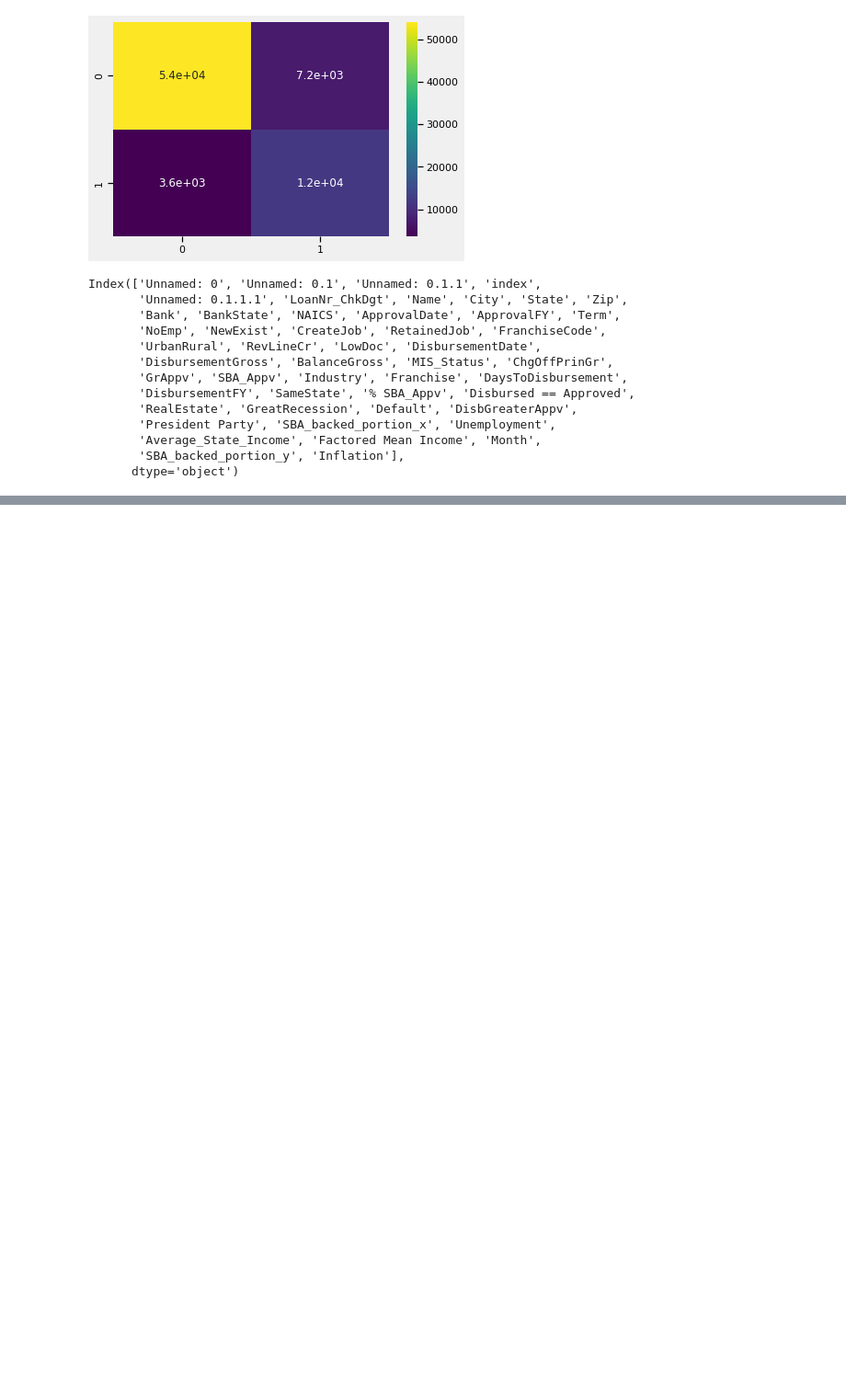
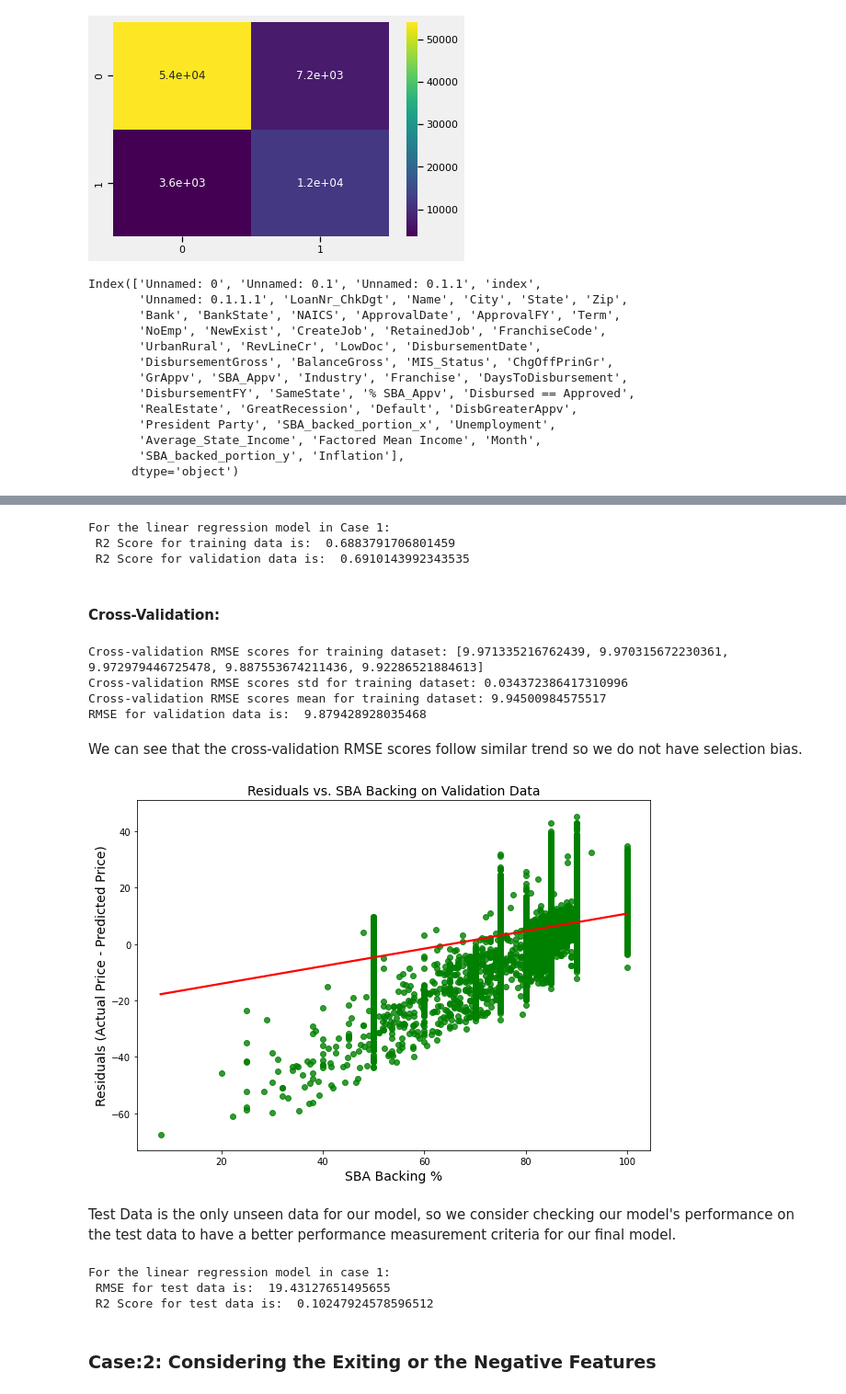
Before and after one commit to CIV2T1PEY/CIV1498-Group-Project, a Jupyter notebook: Final.ipynb, the cells around one changed output, grey strips where cells are left out. Shown at 92% size. Saved outputs shown, nothing was run; the diff lists cells and outputs as text; code cells hidden in the pictures; blank space fills up the shorter version.

```diff
--- a/Final.ipynb
+++ b/Final.ipynb
@@ -2383,0 +2556,11 @@ client_prediction.drop(columns = ['Unnamed: 0', 'Unnamed: 0.1', 'Unnamed: 0.1.1'
+# %%
+# Fitting StandardScaler to X_train then transforming X_train, X_val and X_test based on the scalers of X_train
+scaler = StandardScaler().fit(X_train)
+X_train = scaler.transform(X_train)
+X_val = scaler.transform(X_val)
+X_test = scaler.transform(X_test)
+# %%
+# Converting train, val and test back to pandas DataFrames
+X_train = pd.DataFrame(data = X_train, columns = X_train_val.columns)
+X_val = pd.DataFrame(data = X_val, columns = X_train_val.columns)
+X_test = pd.DataFrame(data = X_test, columns = X_train_val.columns)
@@ -2383,0 +2581,19 @@ client_prediction.drop(columns = ['Unnamed: 0', 'Unnamed: 0.1', 'Unnamed: 0.1.1'
+# %%
+X_train_1 = X_train.drop(['ESTABS_EXIT', 'JOB_DESTRUCTION', 'REALLOCATION_RATE', 'FIRMDEATH_ESTABS', 'FIRMDEATH_EMP'], axis=1)
+X_val_1 = X_val.drop(['ESTABS_EXIT', 'JOB_DESTRUCTION', 'REALLOCATION_RATE', 'FIRMDEATH_ESTABS', 'FIRMDEATH_EMP'], axis=1)
+X_test_1 = X_test.drop(['ESTABS_EXIT', 'JOB_DESTRUCTION', 'REALLOCATION_RATE', 'FIRMDEATH_ESTABS', 'FIRMDEATH_EMP'], axis=1)
+# %%
+# Linear Regression - Performing Linear Regression
+model_1 = LinearRegression(fit_intercept=True).fit(X_train_1, y_train)
+y_train_predicted_1 = model_1.predict(X_train_1)
+y_val_predicted_1 = model_1.predict(X_val_1)
+
+r2_train_1 = r2_score(y_train, y_train_predicted_1)
+r2_val_1 = r2_score(y_val, y_val_predicted_1)
+print("For the linear regression model in Case 1:\n","R2 Score for training data is: ",r2_train_1,"\n","R2 Score for validation data is: ",r2_val_1)
+# %% [output]
+For the linear regression model in Case 1:
+ R2 Score for training data is:  0.6883791706801459
+ R2 Score for validation data is:  0.6910143992343535
+# %% [markdown]
+#### Cross-Validation:
@@ -2383,0 +2619,39 @@ client_prediction.drop(columns = ['Unnamed: 0', 'Unnamed: 0.1', 'Unnamed: 0.1.1'
+# %%
+cv_scores = cross_validate_rmse(model=LinearRegression(fit_intercept=True), X=X_train_1, y=y_train)
+rmse_val_1 = rmse(y_val, y_val_predicted_1)
+print('Cross-validation RMSE scores for training dataset: {}'.format(cv_scores))
+print('Cross-validation RMSE scores std for training dataset: {}'.format(np.std(cv_scores)))
+print('Cross-validation RMSE scores mean for training dataset: {}'.format(np.mean(cv_scores)))
+print("RMSE for validation data is: ", rmse_val_1)
+# %% [output]
+Cross-validation RMSE scores for training dataset: [9.971335216762439, 9.970315672230361, 9.972979446725478, 9.887553674211436, 9.92286521884613]
+Cross-validation RMSE scores std for training dataset: 0.034372386417310996
+Cross-validation RMSE scores mean for training dataset: 9.94500984575517
+RMSE for validation data is:  9.879428928035468
+# %% [markdown]
+We can see that the cross-validation RMSE scores follow similar trend so we do not have selection bias.
+# %%
+# Plotting residual Curves for the Regression model
+residuals_1 = y_val - y_val_predicted_1
+ax = sns.regplot(y_val, residuals_1, scatter_kws={"color": "green"}, line_kws={"color": "red"})
+ax.figure.set_size_inches(10, 7)
+ax.set_xlabel('SBA Backing %', fontsize=14)
+ax.set_ylabel('Residuals (Actual Price - Predicted Price)', fontsize=14)
+ax.set_title("Residuals vs. SBA Backing on Validation Data", fontsize=14);
+# %% [output]
+[figure, added]
+# %% [markdown]
+Test Data is the only unseen data for our model, so we consider checking our model's performance on the test data to have a better performance measurement criteria for our final model.
+# %%
+### Test data
+y_test_predicted = model_1.predict(X_test_1)
+# Linear Regression - RMSE for test data
+rmse_test = rmse(y_test, y_test_predicted)
+r2_test = r2_score(y_test, y_test_predicted)
+print("For the linear regression model in case 1:\n", "RMSE for test data is: ",rmse_test,"\n","R2 Score for test data is: ",r2_test)
+# %% [output]
+For the linear regression model in case 1:
+ RMSE for test data is:  19.43127651495655
+ R2 Score for test data is:  0.10247924578596512
+# %% [markdown]
+### Case:2: Considering the Exiting or the Negative Features
```
Also changed, not shown: parts of 68 cells of this notebook.
